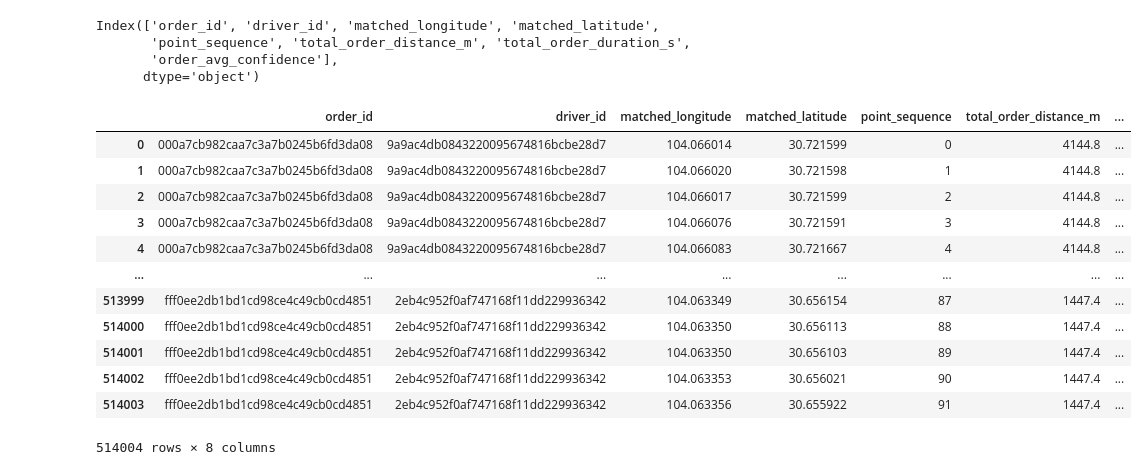
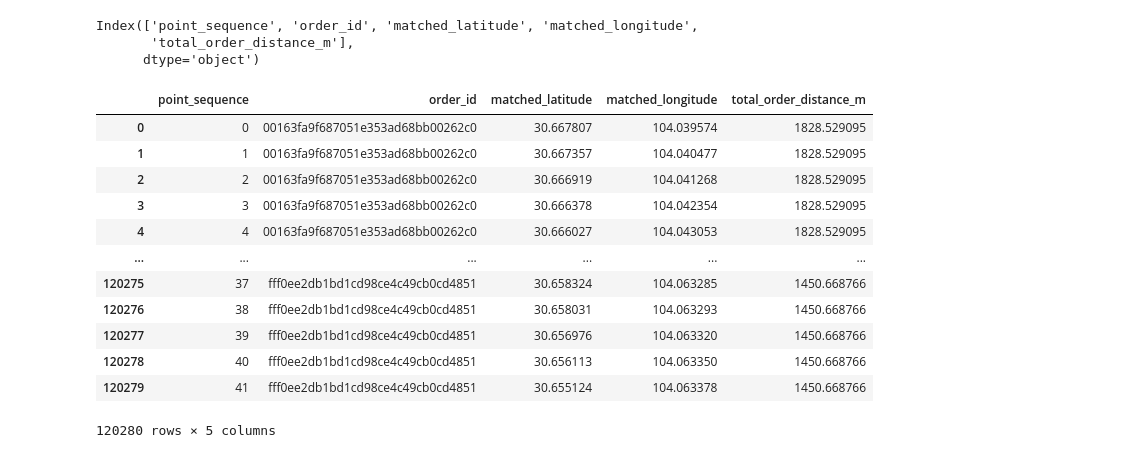
Before and after one commit to jameskerry651/map_matching, a Jupyter notebook: osrm_result_statics.ipynb, the cells around one changed output. Drawn from its saved outputs; the diff is of its cells as text; code cells hidden in the pictures.

```diff
--- a/osrm_result_statics.ipynb
+++ b/osrm_result_statics.ipynb
@@ -13,28 +13,27 @@ tqdm.pandas()
 plt.rcParams['font.sans-serif'] = ['Heiti TC'] # 指定默认字体
 plt.rcParams['axes.unicode_minus'] = False # 解决保存图像是负号'-'显示为方块的问题
 # %%
-result_df = pd.read_csv("matched_points_for_qgis.csv")
+result_df = pd.read_csv("matched_results_parallel.csv")
 print(result_df.columns)
 
 result_df
 # %% [output]
-Index(['order_id', 'driver_id', 'matched_longitude', 'matched_latitude',
-       'point_sequence', 'total_order_distance_m', 'total_order_duration_s',
-       'order_avg_confidence'],
+Index(['point_sequence', 'order_id', 'matched_latitude', 'matched_longitude',
+       'total_order_distance_m'],
       dtype='object')
-|  | order_id | driver_id | matched_longitude | matched_latitude | point_sequence | total_order_distance_m | ... |
-| 0 | 000a7cb982caa7c3a7b0245b6fd3da08 | 9a9ac4db0843220095674816bcbe28d7 | 104.066014 | 30.721599 | 0 | 4144.8 | ... |
-| 1 | 000a7cb982caa7c3a7b0245b6fd3da08 | 9a9ac4db0843220095674816bcbe28d7 | 104.066020 | 30.721598 | 1 | 4144.8 | ... |
-| 2 | 000a7cb982caa7c3a7b0245b6fd3da08 | 9a9ac4db0843220095674816bcbe28d7 | 104.066017 | 30.721599 | 2 | 4144.8 | ... |
-| 3 | 000a7cb982caa7c3a7b0245b6fd3da08 | 9a9ac4db0843220095674816bcbe28d7 | 104.066076 | 30.721591 | 3 | 4144.8 | ... |
-| 4 | 000a7cb982caa7c3a7b0245b6fd3da08 | 9a9ac4db0843220095674816bcbe28d7 | 104.066083 | 30.721667 | 4 | 4144.8 | ... |
-| ... | ... | ... | ... | ... | ... | ... | ... |
-| 513999 | fff0ee2db1bd1cd98ce4c49cb0cd4851 | 2eb4c952f0af747168f11dd229936342 | 104.063349 | 30.656154 | 87 | 1447.4 | ... |
-| 514000 | fff0ee2db1bd1cd98ce4c49cb0cd4851 | 2eb4c952f0af747168f11dd229936342 | 104.063350 | 30.656113 | 88 | 1447.4 | ... |
-| 514001 | fff0ee2db1bd1cd98ce4c49cb0cd4851 | 2eb4c952f0af747168f11dd229936342 | 104.063350 | 30.656103 | 89 | 1447.4 | ... |
-| 514002 | fff0ee2db1bd1cd98ce4c49cb0cd4851 | 2eb4c952f0af747168f11dd229936342 | 104.063353 | 30.656021 | 90 | 1447.4 | ... |
-| 514003 | fff0ee2db1bd1cd98ce4c49cb0cd4851 | 2eb4c952f0af747168f11dd229936342 | 104.063356 | 30.655922 | 91 | 1447.4 | ... |
+|  | point_sequence | order_id | matched_latitude | matched_longitude | total_order_distance_m |
+| 0 | 0 | 00163fa9f687051e353ad68bb00262c0 | 30.667807 | 104.039574 | 1828.529095 |
+| 1 | 1 | 00163fa9f687051e353ad68bb00262c0 | 30.667357 | 104.040477 | 1828.529095 |
+| 2 | 2 | 00163fa9f687051e353ad68bb00262c0 | 30.666919 | 104.041268 | 1828.529095 |
+| 3 | 3 | 00163fa9f687051e353ad68bb00262c0 | 30.666378 | 104.042354 | 1828.529095 |
+| 4 | 4 | 00163fa9f687051e353ad68bb00262c0 | 30.666027 | 104.043053 | 1828.529095 |
+| ... | ... | ... | ... | ... | ... |
+| 120275 | 37 | fff0ee2db1bd1cd98ce4c49cb0cd4851 | 30.658324 | 104.063285 | 1450.668766 |
+| 120276 | 38 | fff0ee2db1bd1cd98ce4c49cb0cd4851 | 30.658031 | 104.063293 | 1450.668766 |
+| 120277 | 39 | fff0ee2db1bd1cd98ce4c49cb0cd4851 | 30.656976 | 104.063320 | 1450.668766 |
+| 120278 | 40 | fff0ee2db1bd1cd98ce4c49cb0cd4851 | 30.656113 | 104.063350 | 1450.668766 |
+| 120279 | 41 | fff0ee2db1bd1cd98ce4c49cb0cd4851 | 30.655124 | 104.063378 | 1450.668766 |
-514004 rows × 8 columns
+120280 rows × 5 columns
 # %%
 def calculate_original_path_length(points):
     """计算单条原始轨迹的长度（米）"""
```
Also changed, not shown: parts of 2 cells of this notebook, 10 other files.
